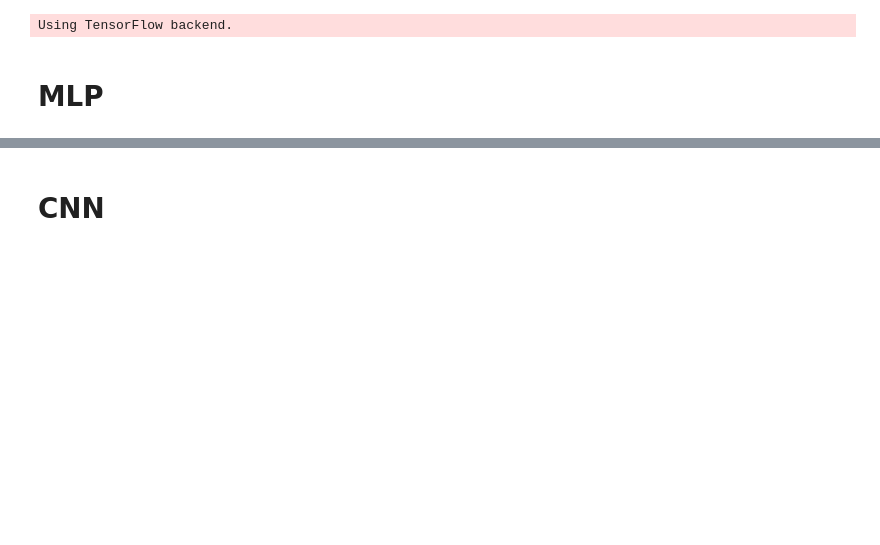
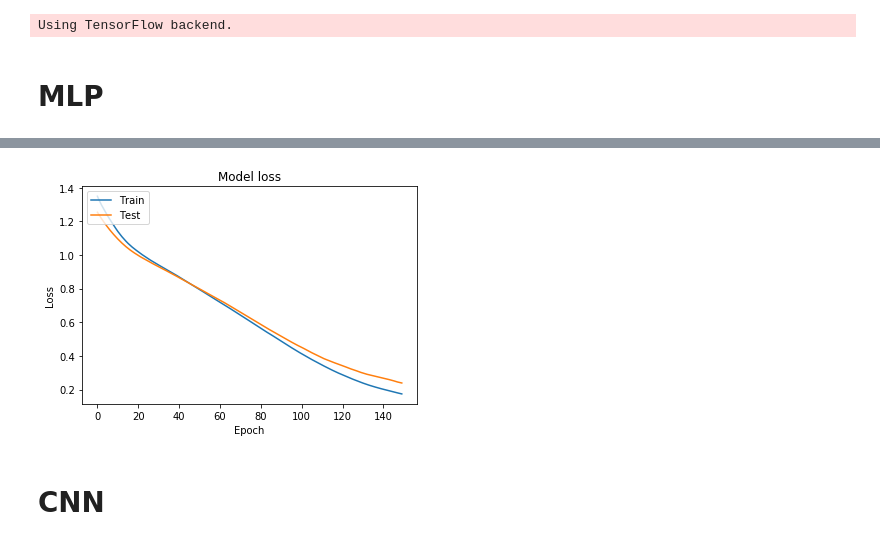
Before and after one commit to Stepess/neural_network, a Jupyter notebook: neural_networks.ipynb, the cells around one changed output, grey strips where cells are left out. Saved outputs shown, nothing was run; the diff lists cells and outputs as text; code cells hidden in the pictures; blank space fills up the shorter version.

```diff
--- a/neural_networks.ipynb
+++ b/neural_networks.ipynb
@@ -124,3 +147,7 @@ Test accuracy: 0.9259259104728699
+# %%
+plot_los_history(mlp_history)
+# %% [output]
+[figure, added]
 # %% [markdown]
 # CNN
 # %% [markdown]
```
Also changed, not shown: parts of 21 cells of this notebook.
